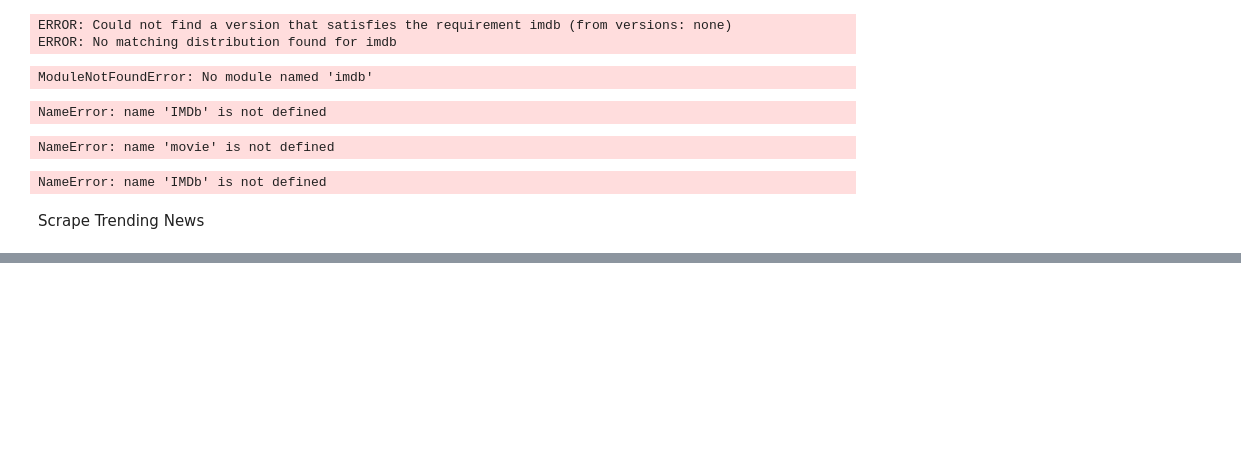
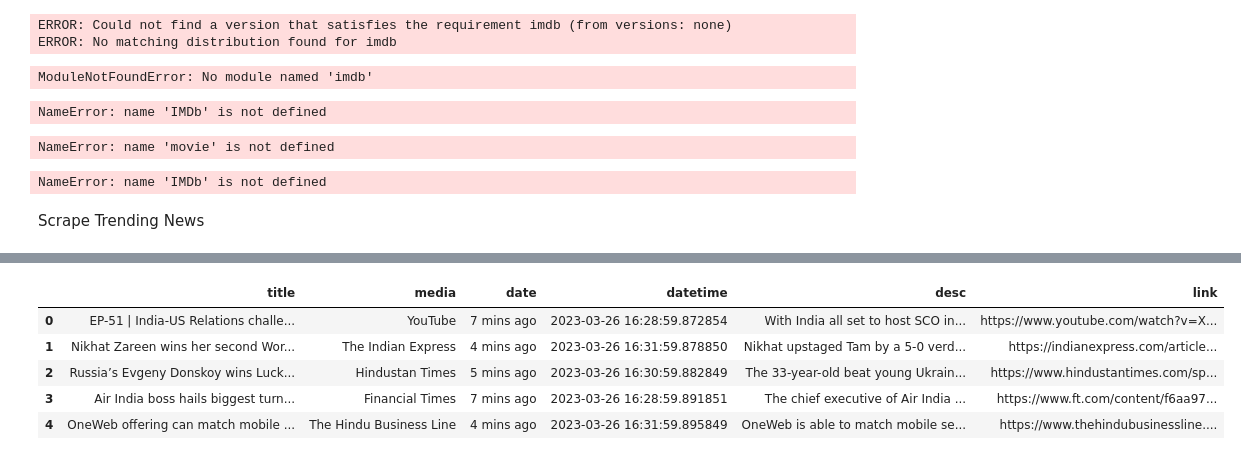
Before and after one commit to MevlutYildiz77/Web-Scrape, a Jupyter notebook: scraping.ipynb, the cells around one changed output, grey strips where cells are left out. Saved outputs shown, nothing was run; the diff lists cells and outputs as text; code cells hidden in the pictures; blank space fills up the shorter version.

```diff
--- a/scraping.ipynb
+++ b/scraping.ipynb
@@ -473,0 +493,14 @@ Scrape Trending News
+# %%
+news = GoogleNews(period="1d")
+news.search("India")
+result = news.result()
+data = pd.DataFrame.from_dict(result)
+data = data.drop(columns=["img"])
+data.head()
+# %% [output]
+|  | title | media | date | datetime | desc | link |
+| 0 | EP-51 | India-US Relations challe... | YouTube | 7 mins ago | 2023-03-26 16:28:59.872854 | With India all set to host SCO in... | https://www.youtube.com/watch?v=X... |
+| 1 | Nikhat Zareen wins her second Wor... | The Indian Express | 4 mins ago | 2023-03-26 16:31:59.878850 | Nikhat upstaged Tam by a 5-0 verd... | https://indianexpress.com/article... |
+| 2 | Russia’s Evgeny Donskoy wins Luck... | Hindustan Times | 5 mins ago | 2023-03-26 16:30:59.882849 | The 33-year-old beat young Ukrain... | https://www.hindustantimes.com/sp... |
+| 3 | Air India boss hails biggest turn... | Financial Times | 7 mins ago | 2023-03-26 16:28:59.891851 | The chief executive of Air India ... | https://www.ft.com/content/f6aa97... |
+| 4 | OneWeb offering can match mobile ... | The Hindu Business Line | 4 mins ago | 2023-03-26 16:31:59.895849 | OneWeb is able to match mobile se... | https://www.thehindubusinessline.... |
```
Also changed, not shown: parts of 3 cells of this notebook.
